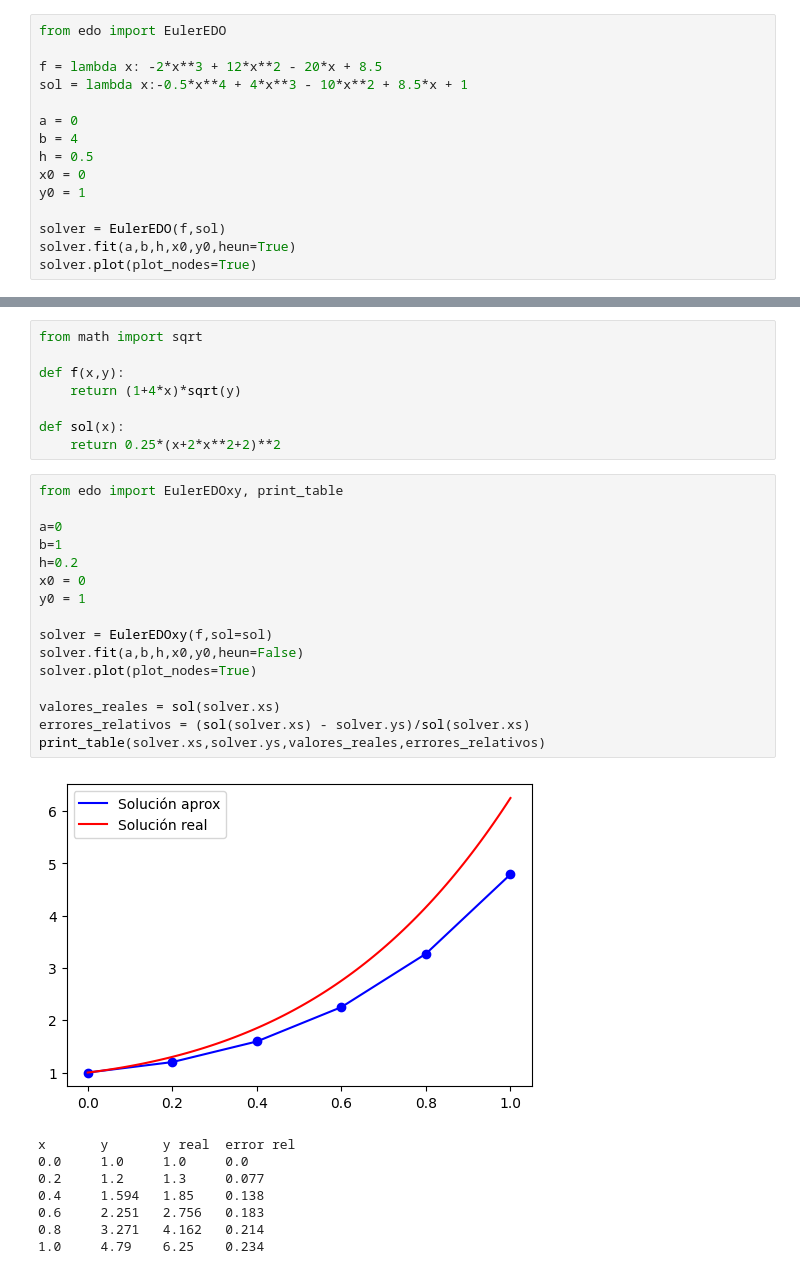
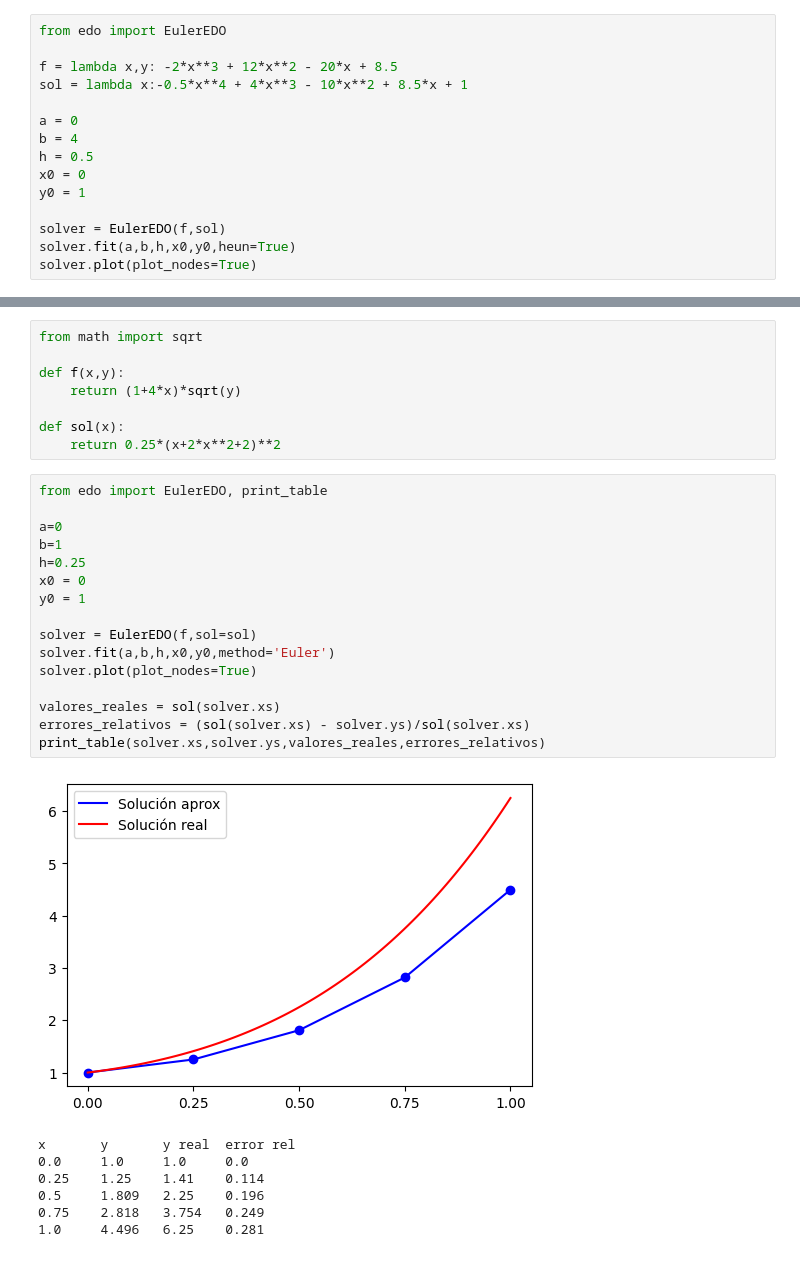
Before and after one commit to gmauricio-toledo/UNISON-teaching, a Jupyter notebook: EDO.ipynb, the cells around one changed output, grey strips where cells are left out. Saved outputs shown, nothing was run; the diff lists cells and outputs as text.

Commit message:
Mid point Euler added

```diff
--- a/EDO.ipynb
+++ b/EDO.ipynb
@@ -101,7 +103,7 @@ x       y       y real  error rel
 # %%
 from edo import EulerEDO
 
-f = lambda x: -2*x**3 + 12*x**2 - 20*x + 8.5
+f = lambda x,y: -2*x**3 + 12*x**2 - 20*x + 8.5
 sol = lambda x:-0.5*x**4 + 4*x**3 - 10*x**2 + 8.5*x + 1
 
 a = 0
@@ -140,28 +142,27 @@ def f(x,y):
 def sol(x):
     return 0.25*(x+2*x**2+2)**2
 # %%
-from edo import EulerEDOxy, print_table
+from edo import EulerEDO, print_table
 
 a=0
 b=1
-h=0.2
+h=0.25
 x0 = 0
 y0 = 1
 
-solver = EulerEDOxy(f,sol=sol)
-solver.fit(a,b,h,x0,y0,heun=False)
+solver = EulerEDO(f,sol=sol)
+solver.fit(a,b,h,x0,y0,method='Euler')
 solver.plot(plot_nodes=True)
 
 valores_reales = sol(solver.xs)
 errores_relativos = (sol(solver.xs) - solver.ys)/sol(solver.xs)
 print_table(solver.xs,solver.ys,valores_reales,errores_relativos)
 # %% [output]
-[figure, old version]
+[figure, new version]
 x       y       y real  error rel
 0.0     1.0     1.0     0.0
-0.2     1.2     1.3     0.077
-0.4     1.594   1.85    0.138
-0.6     2.251   2.756   0.183
-0.8     3.271   4.162   0.214
-1.0     4.79    6.25    0.234
+0.25    1.25    1.41    0.114
+0.5     1.809   2.25    0.196
+0.75    2.818   3.754   0.249
+1.0     4.496   6.25    0.281
 # %%
```
Also changed, not shown: parts of 5 cells of this notebook, 1 other file.
